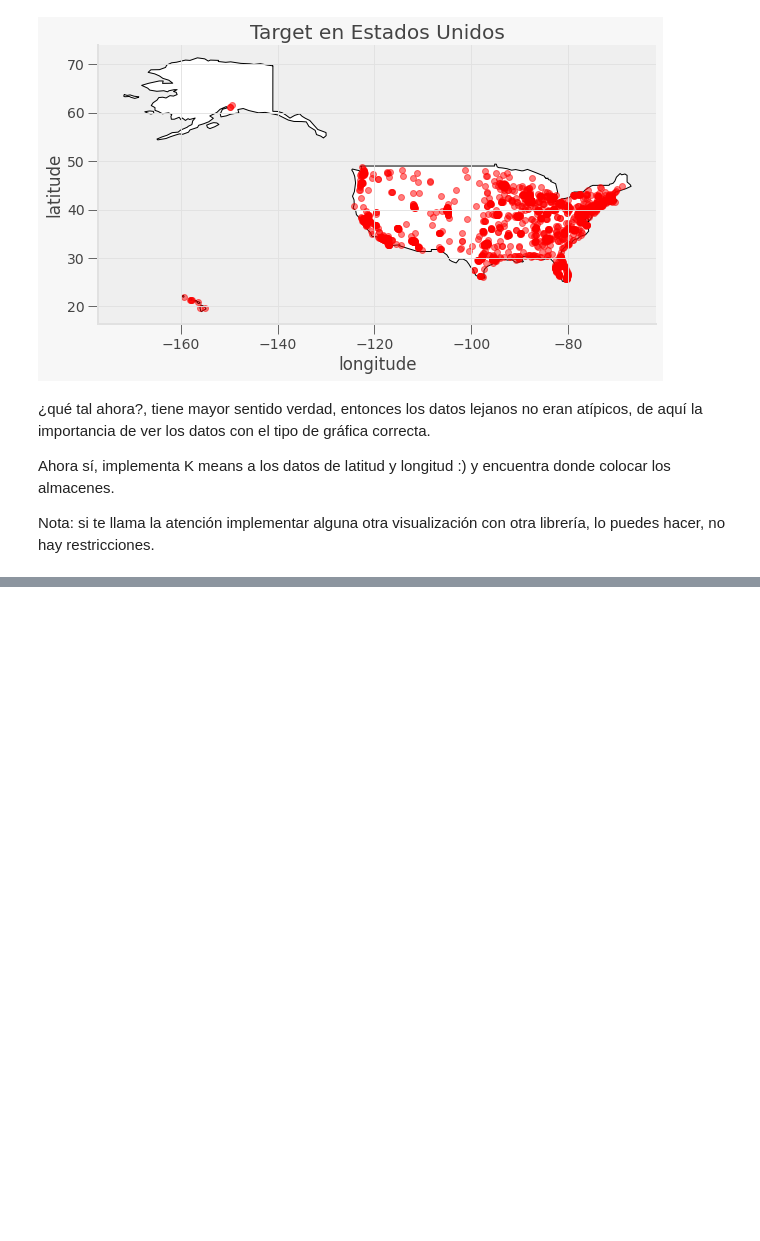
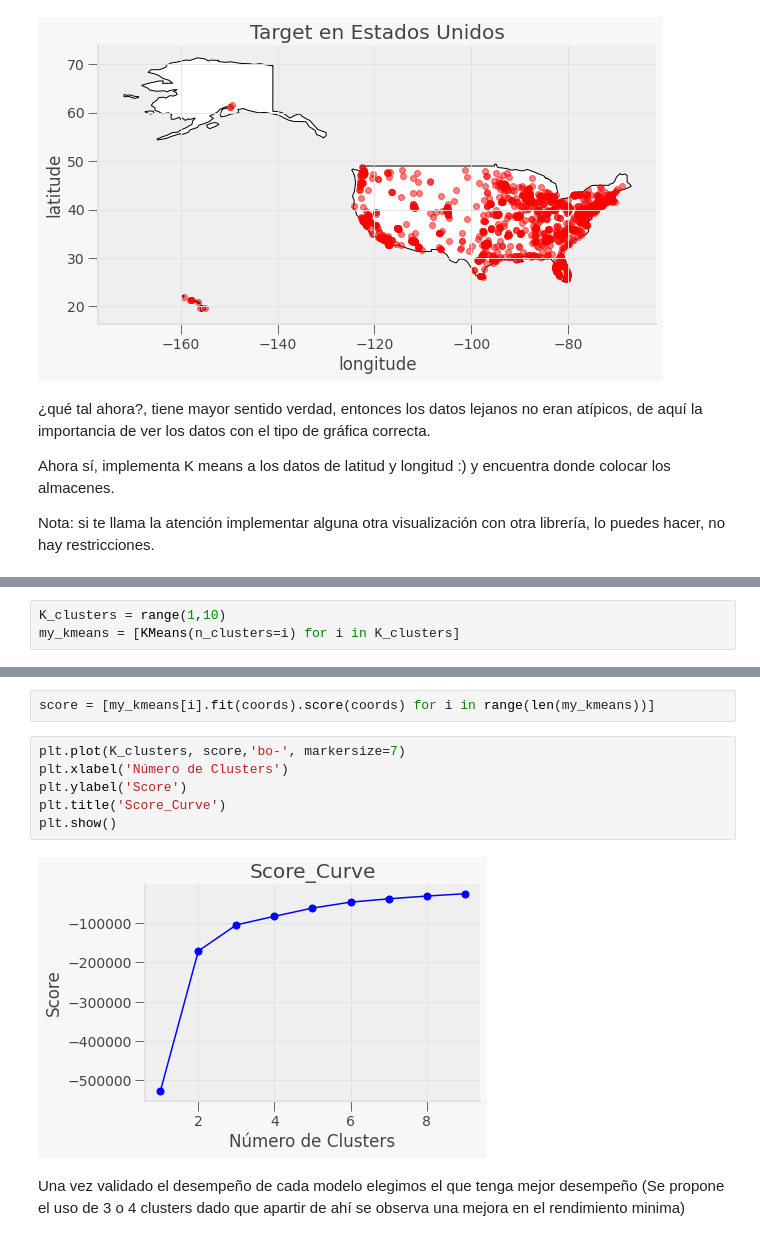
Before and after one commit to PosgradoMNA/actividades-de-aprendizaje-LuisHermenegildo1, a Jupyter notebook: TecMty_kmeans_target.ipynb, the cells around one changed output, grey strips where cells are left out. Saved outputs shown, nothing was run; the diff lists cells and outputs as text; blank space fills up the shorter version.

```diff
--- a/TecMty_kmeans_target.ipynb
+++ b/TecMty_kmeans_target.ipynb
@@ -250,0 +265,3 @@ Nota: si te llama la atención implementar alguna otra visualización con otra l
+# %%
+K_clusters = range(1,10)
+my_kmeans = [KMeans(n_clusters=i) for i in K_clusters]
@@ -250,0 +270,12 @@ Nota: si te llama la atención implementar alguna otra visualización con otra l
+# %%
+score = [my_kmeans[i].fit(coords).score(coords) for i in range(len(my_kmeans))]
+# %%
+plt.plot(K_clusters, score,'bo-', markersize=7)
+plt.xlabel('Número de Clusters')
+plt.ylabel('Score')
+plt.title('Score_Curve')
+plt.show()
+# %% [output]
+[figure, added]
+# %% [markdown]
+Una vez validado el desempeño de cada modelo elegimos el que tenga mejor desempeño (Se propone el uso de 3 o 4 clusters dado que apartir de ahí se observa una mejora en el rendimiento minima)
```
Also changed, not shown: parts of 21 cells of this notebook.
